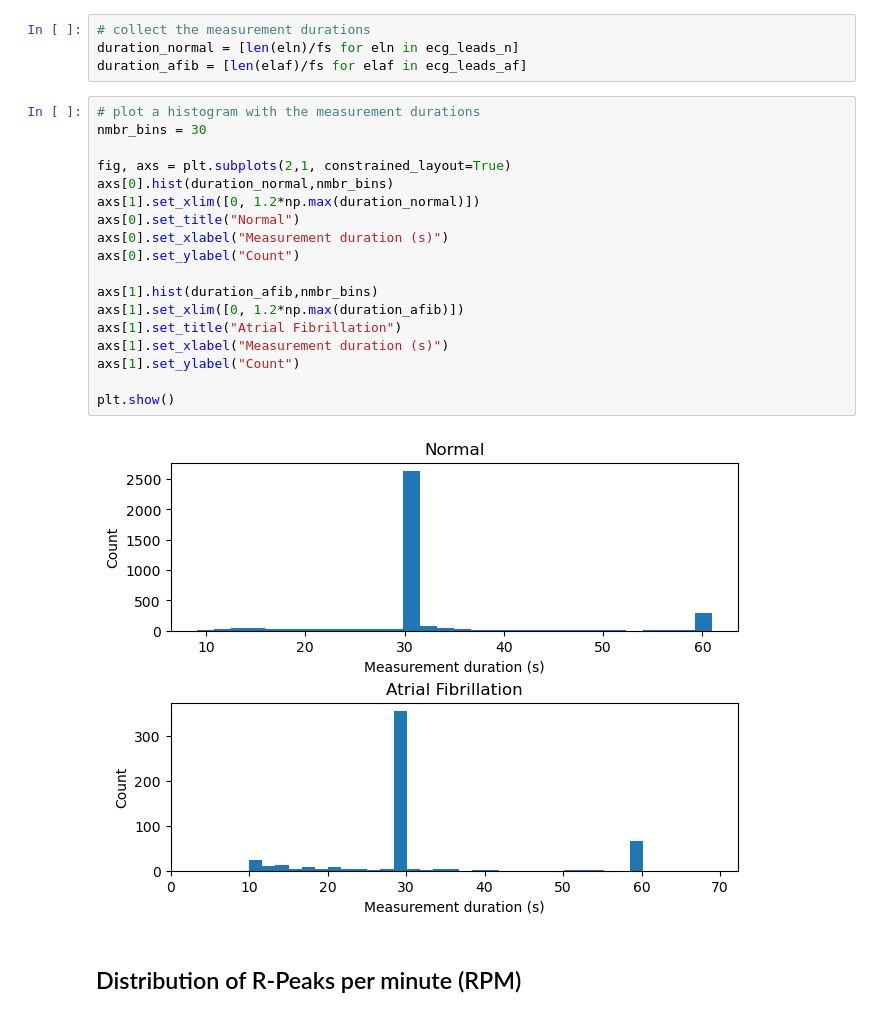
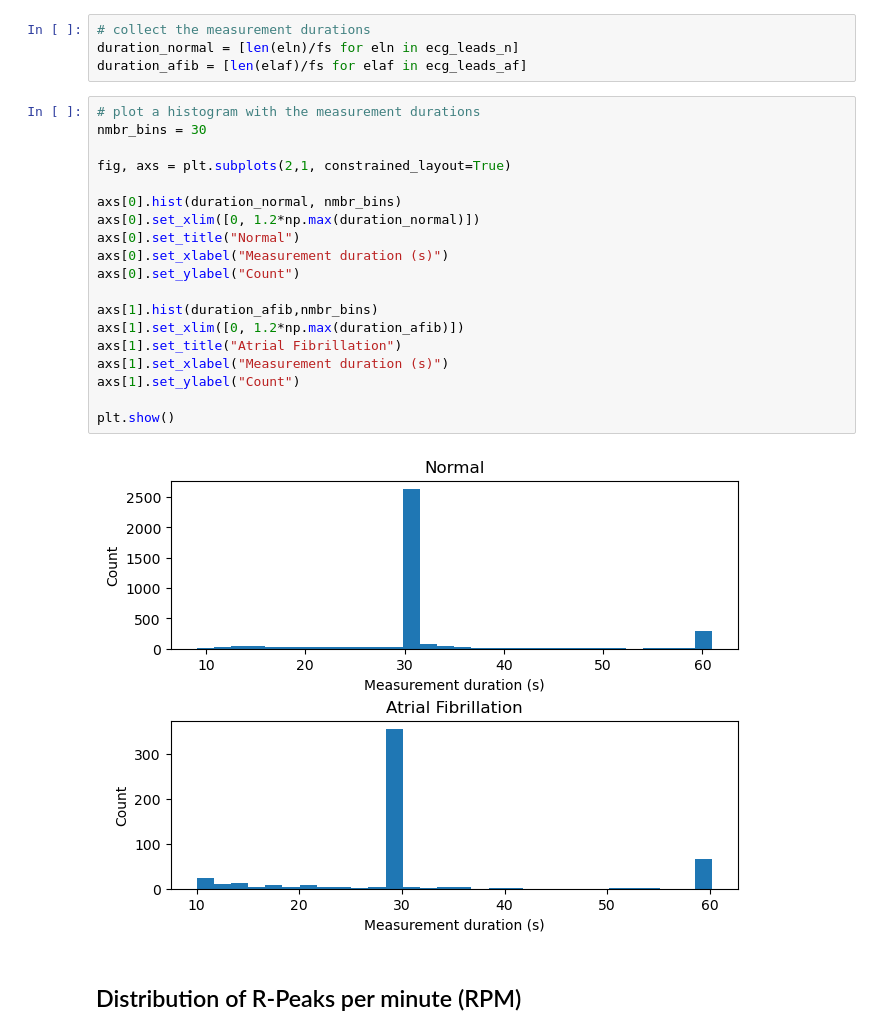
Before and after one commit to isabella-grieser/KISMED, a Jupyter notebook: Notebooks/220512-SP-TimeFreqAnalysis.ipynb, the cells around one changed output. Drawn from its saved outputs; the diff is of its cells as text.

```diff
--- a/Notebooks/220512-SP-TimeFreqAnalysis.ipynb
+++ b/Notebooks/220512-SP-TimeFreqAnalysis.ipynb
@@ -120,23 +123,24 @@ duration_afib = [len(elaf)/fs for elaf in ecg_leads_af]
 # %%
 # plot a histogram with the measurement durations
 nmbr_bins = 30
 
 fig, axs = plt.subplots(2,1, constrained_layout=True)
-axs[0].hist(duration_normal,nmbr_bins)
-axs[1].set_xlim([0, 1.2*np.max(duration_normal)])
+
+axs[0].hist(duration_normal, nmbr_bins)
+axs[0].set_xlim([0, 1.2*np.max(duration_normal)])
 axs[0].set_title("Normal")
 axs[0].set_xlabel("Measurement duration (s)")
 axs[0].set_ylabel("Count")
 
 axs[1].hist(duration_afib,nmbr_bins)
 axs[1].set_xlim([0, 1.2*np.max(duration_afib)])
 axs[1].set_title("Atrial Fibrillation")
 axs[1].set_xlabel("Measurement duration (s)")
 axs[1].set_ylabel("Count")
 
 plt.show()
 # %% [output]
-[figure, old version]
+[figure, new version]
 # %% [markdown]
 ## Distribution of R-Peaks per minute (RPM)
 # %% [markdown]
```
Also changed, not shown: parts of 22 cells of this notebook.
